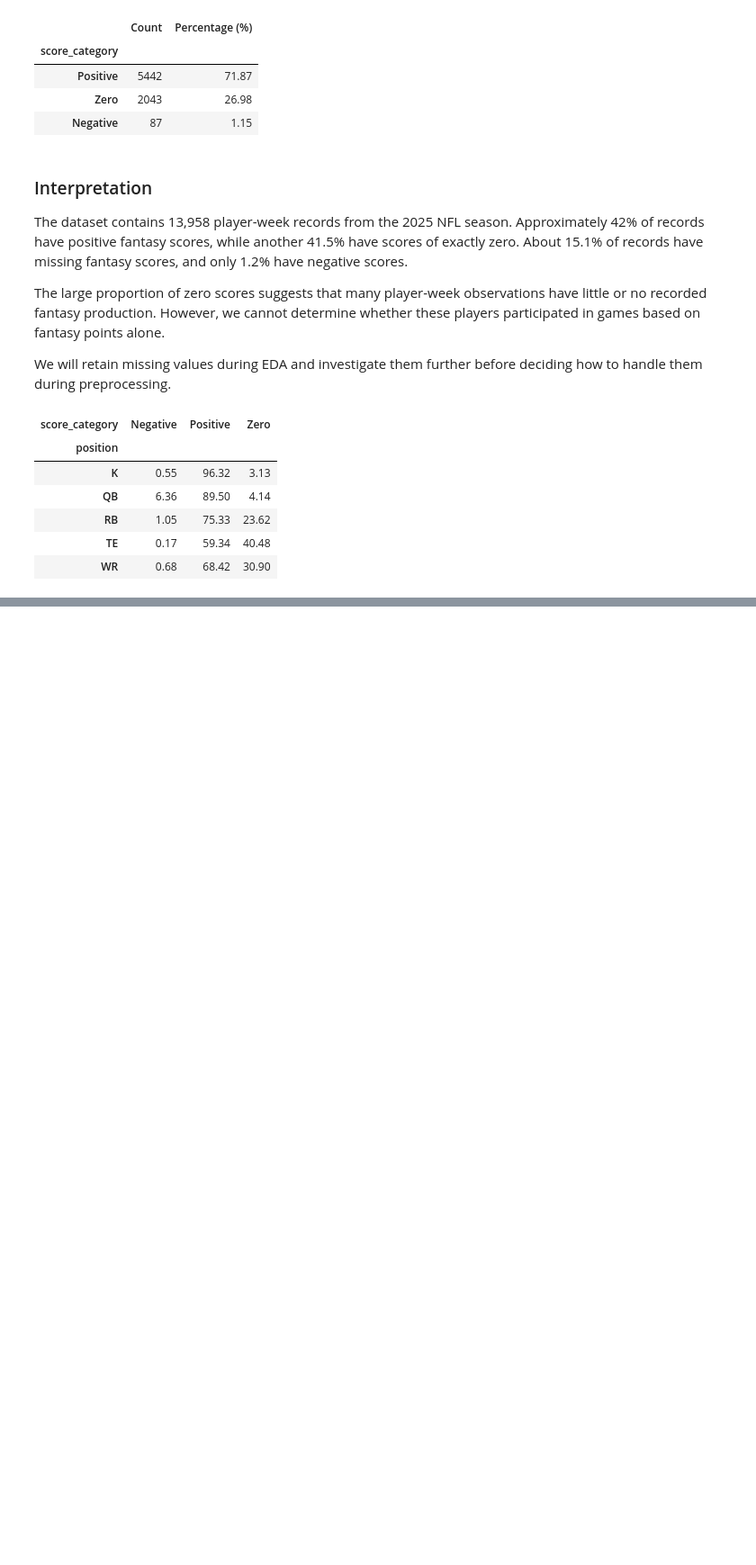
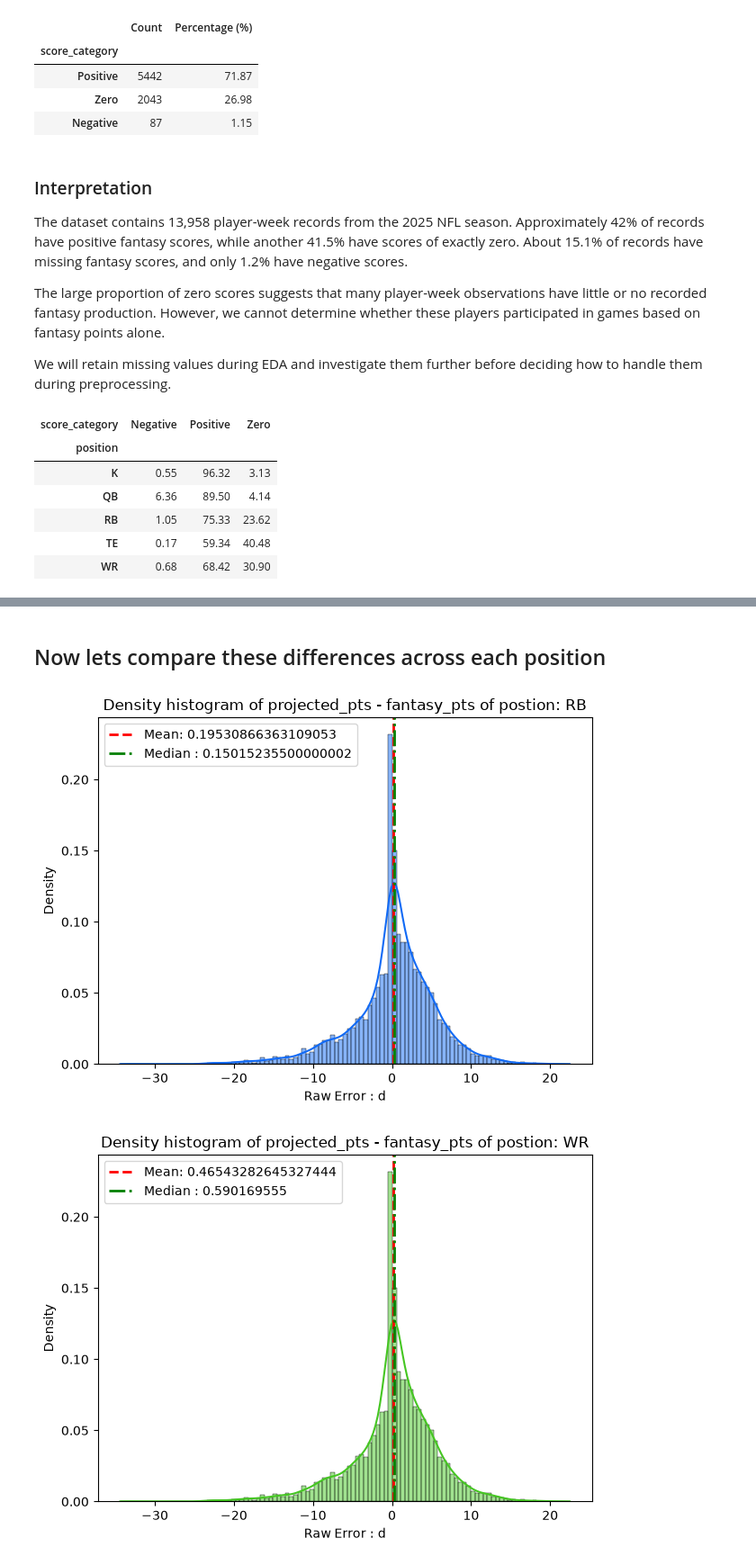
Before and after one commit to trma2416/CSCI_5502_Fantasy_Project, a Jupyter notebook: notebooks/EDA.ipynb, the cells around one changed output, grey strips where cells are left out. Shown at 90% size. Drawn from its saved outputs; the diff is of its cells as text; code cells hidden in the pictures; blank space fills up the shorter version.

```diff
--- a/notebooks/EDA.ipynb
+++ b/notebooks/EDA.ipynb
@@ -248,0 +293,43 @@ Name: count, dtype: int64
+# %% [markdown]
+## Now lets compare these differences across each position
+# %%
+def generate_plot(df, pos):
+    filtered_df = df[df["position"] == pos]["d"]
+
+    mean_val = filtered_df.mean()
+    med_val =  filtered_df.median()
+    #generate random color
+    random_color = f"#{random.randint(0, 0xFFFFFF):06x}"
+
+    ax = sns.histplot(df, x = "d", kde=True, color=random_color, stat="density")
+    plt.title(f"Density histogram of projected_pts - fantasy_pts of postion: {pos}")
+
+    plt.axvline(
+        avg,
+        color="red",
+        linestyle="--",
+        linewidth=2,
+        label = f"Mean: {mean_val}"
+
+    )
+    plt.axvline(
+        med,
+        color="green",
+        linestyle="-.",
+        linewidth=2,
+        label = f"Median : {med_val}"
+
+    )
+
+    plt.xlabel("Raw Error : d")
+    plt.ylabel("Density")
+    plt.legend()
+    plt.tight_layout()
+
+    plt.show()
+# %%
+for pos in positions:
+    generate_plot(df=df, pos = pos)
+# %% [output]
+[figure, added]
+[figure, added]
```
Also changed, not shown: parts of 8 cells of this notebook.
